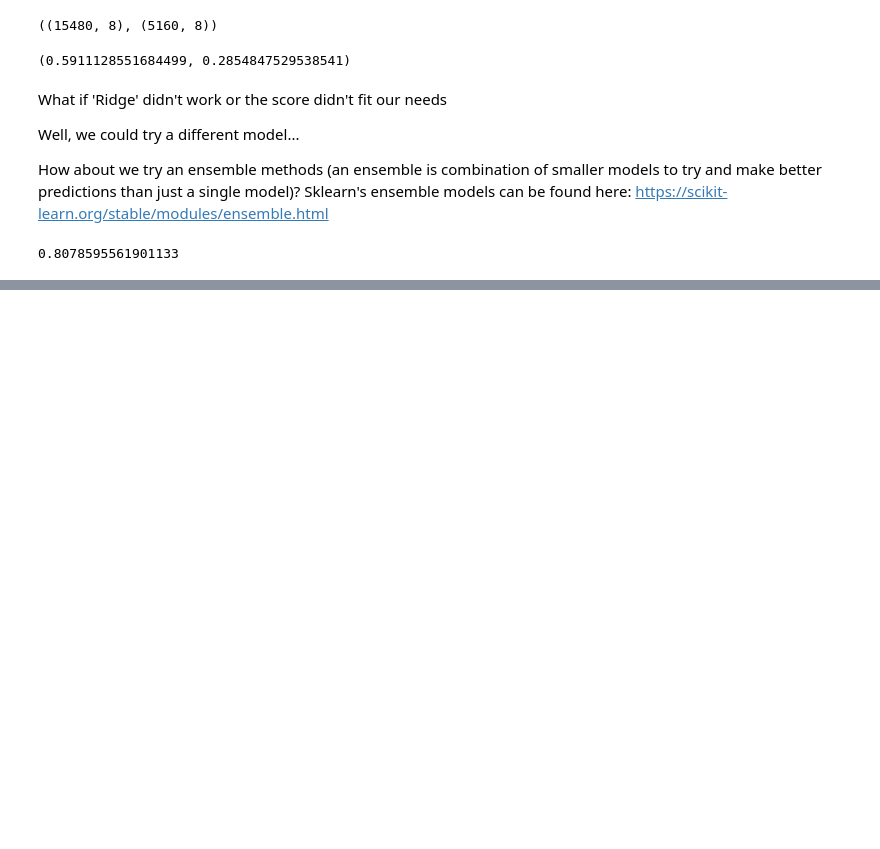
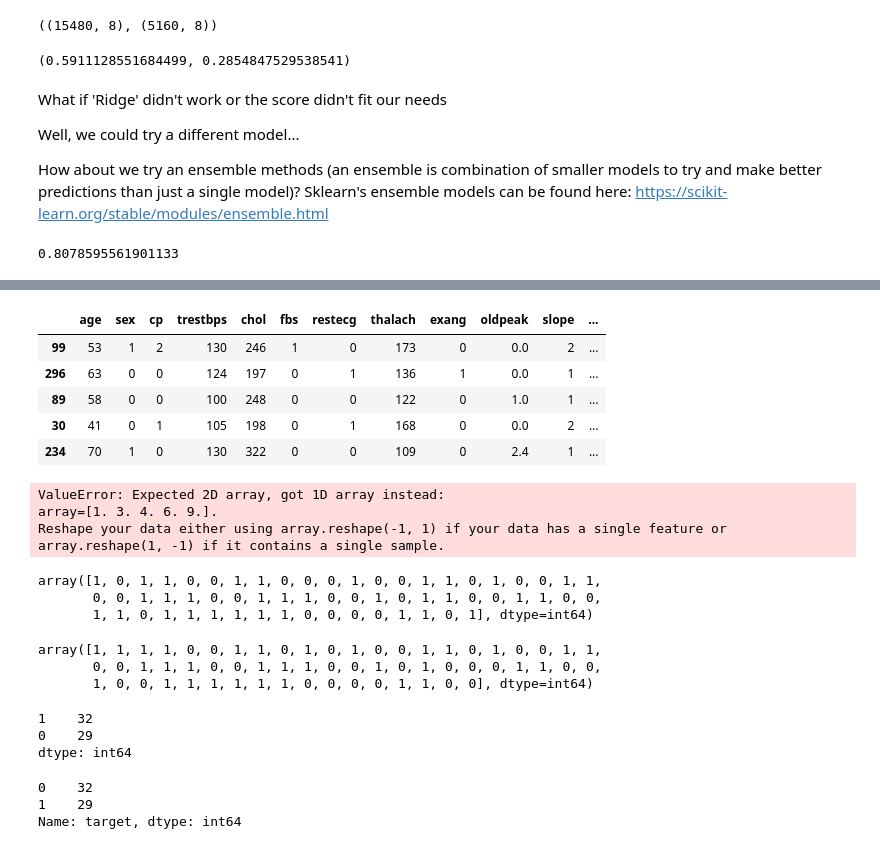
Before and after one commit to Khey17/100-Days-Of-ML-Code, a Jupyter notebook: Learning/Introduction-to-Scikit-Learn.ipynb, the cells around one changed output, grey strips where cells are left out. Saved outputs shown, nothing was run; the diff lists cells and outputs as text; code cells hidden in the pictures; blank space fills up the shorter version.

```diff
--- a/Learning/Introduction-to-Scikit-Learn.ipynb
+++ b/Learning/Introduction-to-Scikit-Learn.ipynb
@@ -867,0 +884,43 @@ Name: target, dtype: int64
+# %%
+# Use a trained model to make predictions
+x_tst.head()
+# %% [output]
+|  | age | sex | cp | trestbps | chol | fbs | restecg | thalach | exang | oldpeak | slope | ... |
+| 99 | 53 | 1 | 2 | 130 | 246 | 1 | 0 | 173 | 0 | 0.0 | 2 | ... |
+| 296 | 63 | 0 | 0 | 124 | 197 | 0 | 1 | 136 | 1 | 0.0 | 1 | ... |
+| 89 | 58 | 0 | 0 | 100 | 248 | 0 | 0 | 122 | 0 | 1.0 | 1 | ... |
+| 30 | 41 | 0 | 1 | 105 | 198 | 0 | 1 | 168 | 0 | 0.0 | 2 | ... |
+| 234 | 70 | 1 | 0 | 130 | 322 | 0 | 0 | 109 | 0 | 2.4 | 1 | ... |
+# %%
+rfc.predict(np.array([1, 3, 4, 6, 9]))
+# %% [output]
+ValueError: Expected 2D array, got 1D array instead:
+array=[1. 3. 4. 6. 9.].
+Reshape your data either using array.reshape(-1, 1) if your data has a single feature or array.reshape(1, -1) if it contains a single sample.
+# %%
+result = rfc.predict(x_tst)
+result
+# %% [output]
+array([1, 0, 1, 1, 0, 0, 1, 1, 0, 0, 0, 1, 0, 0, 1, 1, 0, 1, 0, 0, 1, 1,
+       0, 0, 1, 1, 1, 0, 0, 1, 1, 1, 0, 0, 1, 0, 1, 1, 0, 0, 1, 1, 0, 0,
+       1, 1, 0, 1, 1, 1, 1, 1, 1, 0, 0, 0, 0, 1, 1, 0, 1], dtype=int64)
+# %%
+s = clf.predict(x_tst)
+s
+# %% [output]
+array([1, 1, 1, 1, 0, 0, 1, 1, 0, 1, 0, 1, 0, 0, 1, 1, 0, 1, 0, 0, 1, 1,
+       0, 0, 1, 1, 1, 0, 0, 1, 1, 1, 0, 0, 1, 0, 1, 0, 0, 0, 1, 1, 0, 0,
+       1, 0, 0, 1, 1, 1, 1, 1, 1, 0, 0, 0, 0, 1, 1, 0, 0], dtype=int64)
+# %%
+s = pd.DataFrame(s)
+s.value_counts()
+# %% [output]
+1    32
+0    29
+dtype: int64
+# %%
+y_tst.value_counts()
+# %% [output]
+0    32
+1    29
+Name: target, dtype: int64
```
Also changed, not shown: parts of 42 cells of this notebook.
